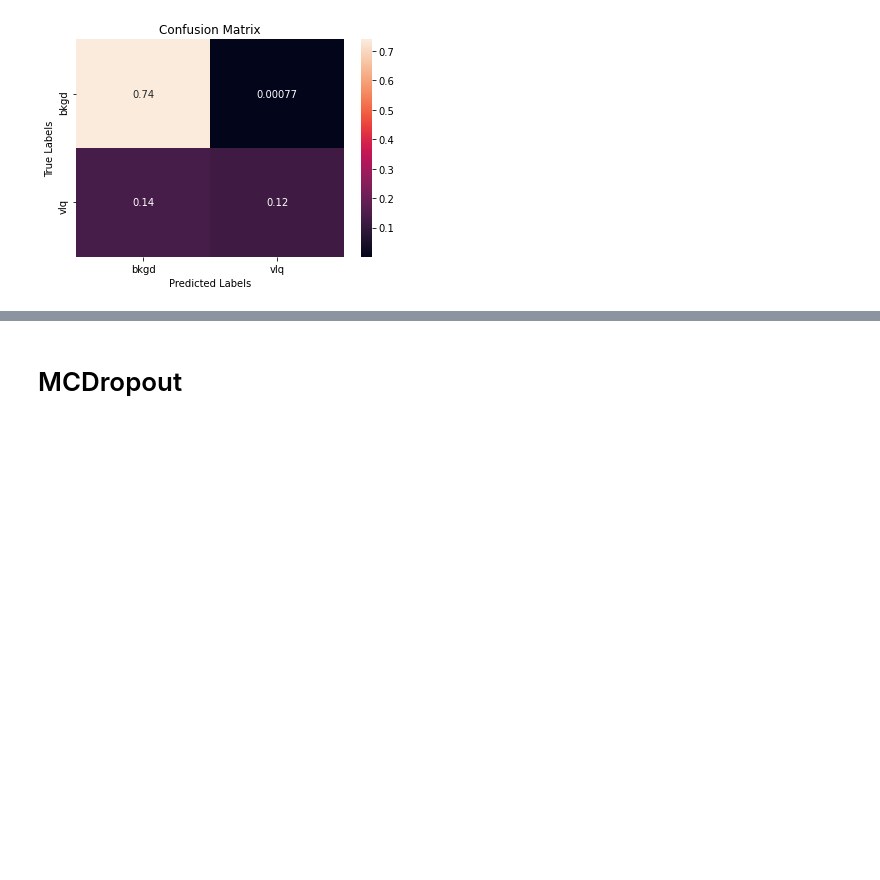
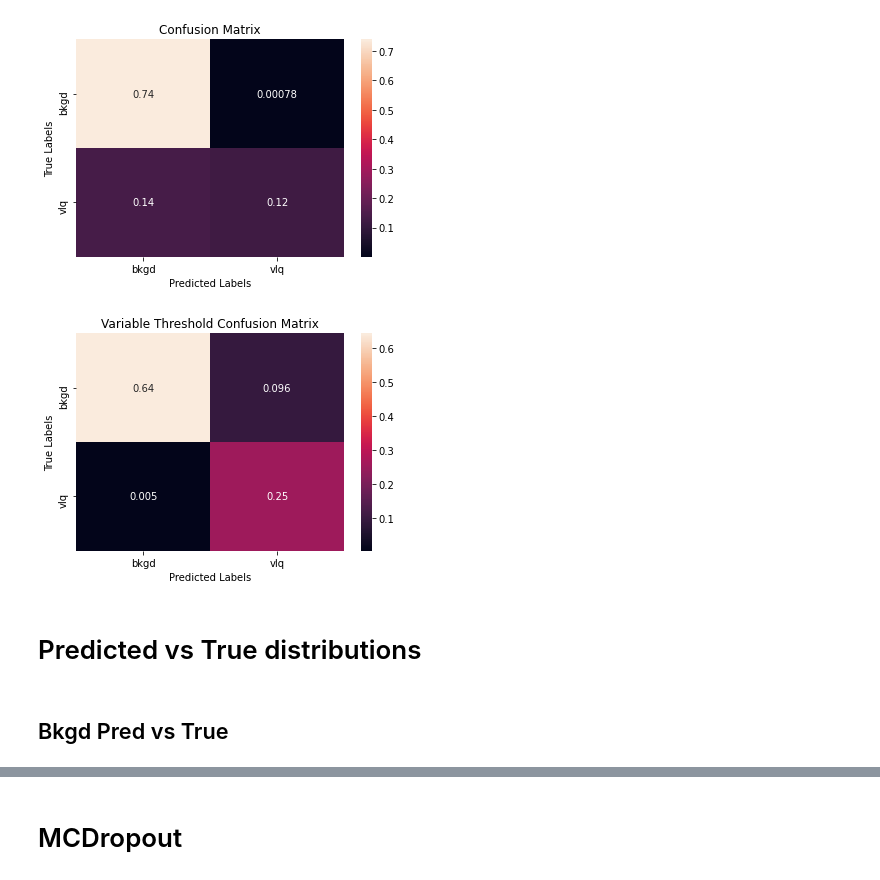
Before and after one commit to GilbertoCunha/LHC-VLQ-Classifier, a Jupyter notebook: VLQs/ModelEvaluation.ipynb, the cells around one changed output, grey strips where cells are left out. Drawn from its saved outputs; the diff is of its cells as text; code cells hidden in the pictures; blank space fills up the shorter version.

```diff
--- a/VLQs/ModelEvaluation.ipynb
+++ b/VLQs/ModelEvaluation.ipynb
@@ -95,3 +79,32 @@ ax.yaxis.set_ticklabels(["bkgd", "vlq"])
 plt.show()
 # %% [output]
 [figure]
+# %%
+# Round function threshold sensitive
+def costum_round(value, threshold):
+    if value > threshold:
+        return 1
+    else:
+        return 0
+# %%
+# Get optimal threshold
+optim_thr = thr[np.argmax(tpr - fpr)]
+
+# Get confusion matrix
+cm = confusion_matrix(y_val, [costum_round(y_preds[i], optim_thr) for i in range(len(y_preds))], normalize="all")
+
+# Plot confusion matrix
+ax = plt.subplot()
+sns.heatmap(cm, annot=True, ax=ax)
+ax.set_title("Variable Threshold Confusion Matrix")
+ax.set_xlabel("Predicted Labels")
+ax.set_ylabel("True Labels")
+ax.xaxis.set_ticklabels(["bkgd", "vlq"])
+ax.yaxis.set_ticklabels(["bkgd", "vlq"])
+plt.show()
+# %% [output]
+[figure, added]
+# %% [markdown]
+# Predicted vs True distributions
+# %% [markdown]
+## Bkgd Pred vs True
```
Also changed, not shown: parts of 22 cells of this notebook.
